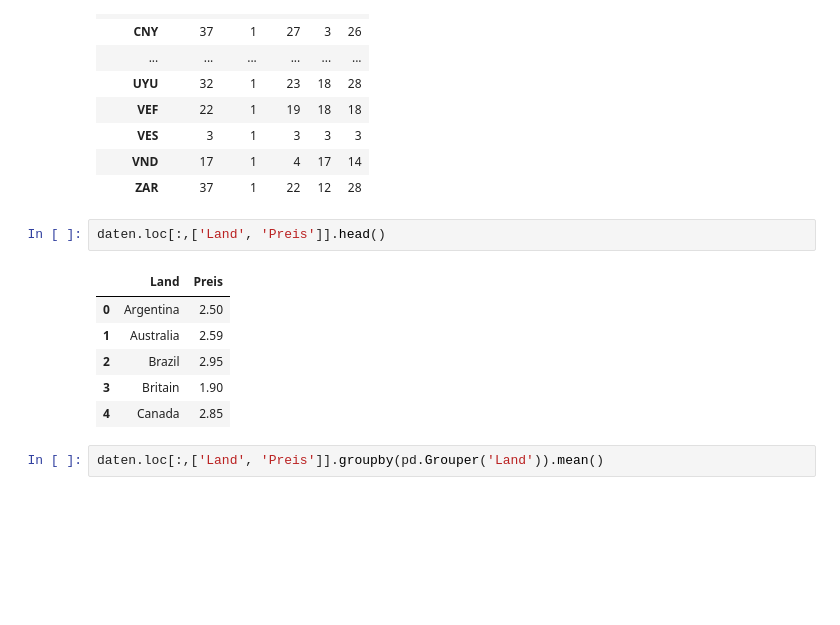
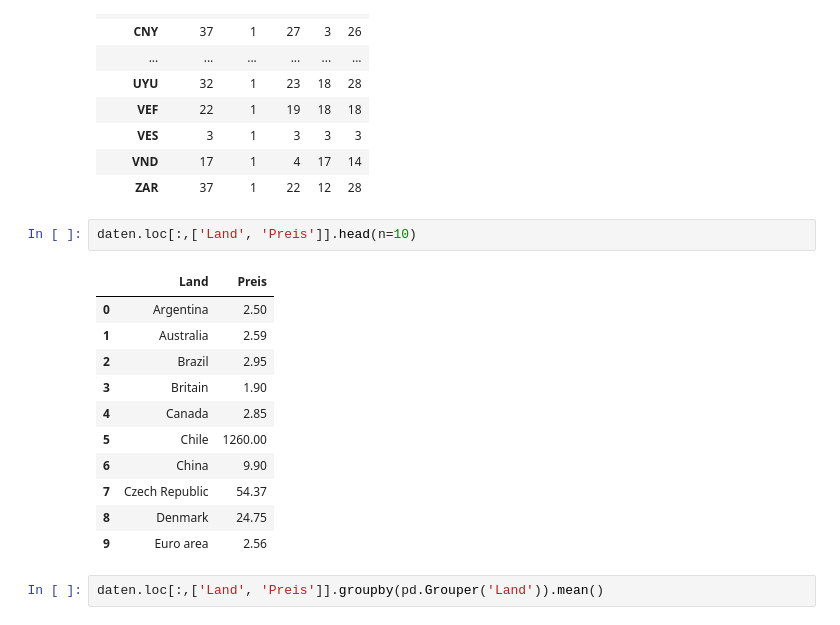
Before and after one commit to p-spohr/HTW-Berlin-Pytorium, a Jupyter notebook: 4-Wichtige-Libraries/4.2-pandas-bigmac.ipynb, the cells around one changed output. Saved outputs shown, nothing was run; the diff lists cells and outputs as text; blank space fills up the shorter version.

```diff
--- a/4-Wichtige-Libraries/4.2-pandas-bigmac.ipynb
+++ b/4-Wichtige-Libraries/4.2-pandas-bigmac.ipynb
@@ -178,14 +276,19 @@ daten.groupby('Währung').nunique()
 | VND | 17 | 1 | 4 | 17 | 14 |
 | ZAR | 37 | 1 | 22 | 12 | 28 |
 # %%
-daten.loc[:,['Land', 'Preis']].head()
+daten.loc[:,['Land', 'Preis']].head(n=10)
 # %% [output]
 |  | Land | Preis |
 | 0 | Argentina | 2.50 |
 | 1 | Australia | 2.59 |
 | 2 | Brazil | 2.95 |
 | 3 | Britain | 1.90 |
 | 4 | Canada | 2.85 |
+| 5 | Chile | 1260.00 |
+| 6 | China | 9.90 |
+| 7 | Czech Republic | 54.37 |
+| 8 | Denmark | 24.75 |
+| 9 | Euro area | 2.56 |
 # %%
 daten.loc[:,['Land', 'Preis']].groupby(pd.Grouper('Land')).mean()
 # %% [output]
```
Also changed, not shown: parts of 33 cells of this notebook, 6 other files.
